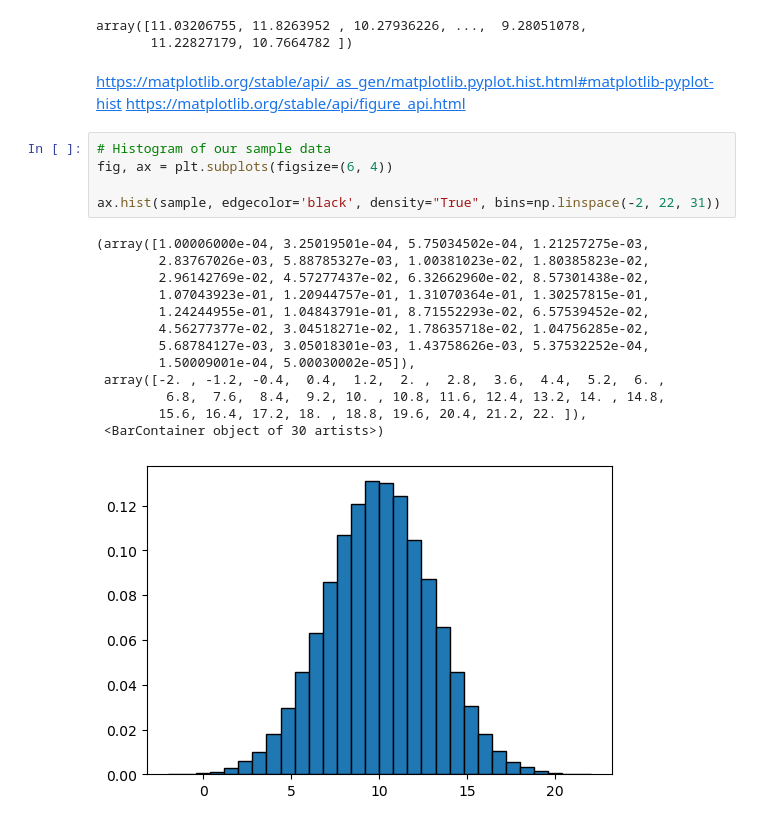
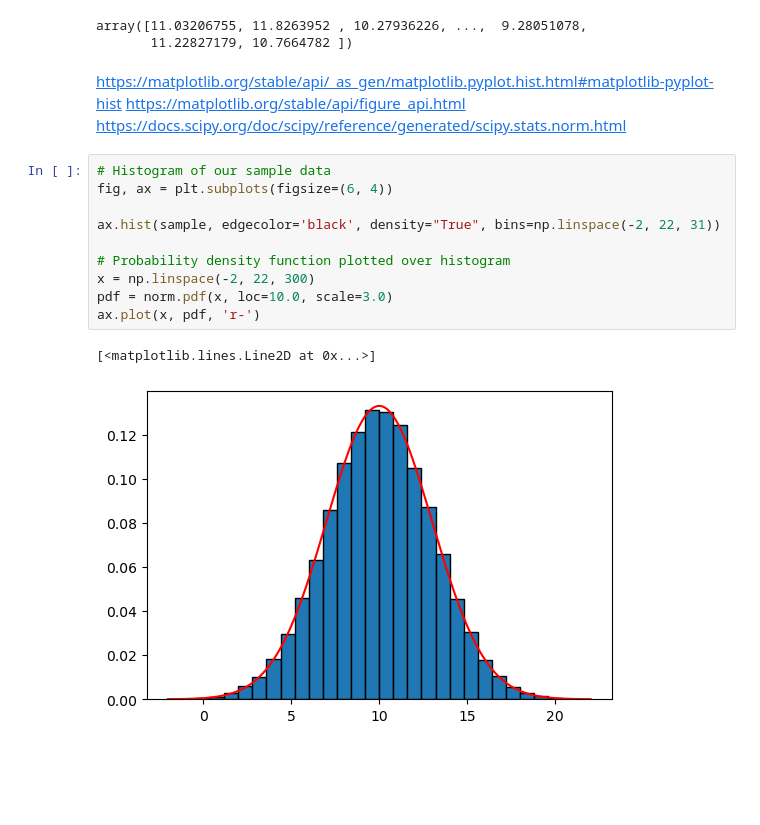
Before and after one commit to Tanja888/applied_statistics, a Jupyter notebook: tasks.ipynb, the cells around one changed output. Saved outputs shown, nothing was run; the diff lists cells and outputs as text; blank space fills up the shorter version.

Commit message:
Plotting probability density function

```diff
--- a/tasks.ipynb
+++ b/tasks.ipynb
@@ -242,22 +243,17 @@ array([11.03206755, 11.8263952 , 10.27936226, ...,  9.28051078,
 # %% [markdown]
 https://matplotlib.org/stable/api/_as_gen/matplotlib.pyplot.hist.html#matplotlib-pyplot-hist
 https://matplotlib.org/stable/api/figure_api.html
+https://docs.scipy.org/doc/scipy/reference/generated/scipy.stats.norm.html
 # %%
 # Histogram of our sample data
 fig, ax = plt.subplots(figsize=(6, 4))
 
 ax.hist(sample, edgecolor='black', density="True", bins=np.linspace(-2, 22, 31))
+
+# Probability density function plotted over histogram
+x = np.linspace(-2, 22, 300)
+pdf = norm.pdf(x, loc=10.0, scale=3.0)
+ax.plot(x, pdf, 'r-')
 # %% [output]
-(array([1.00006000e-04, 3.25019501e-04, 5.75034502e-04, 1.21257275e-03,
-        2.83767026e-03, 5.88785327e-03, 1.00381023e-02, 1.80385823e-02,
-        2.96142769e-02, 4.57277437e-02, 6.32662960e-02, 8.57301438e-02,
-        1.07043923e-01, 1.20944757e-01, 1.31070364e-01, 1.30257815e-01,
-        1.24244955e-01, 1.04843791e-01, 8.71552293e-02, 6.57539452e-02,
-        4.56277377e-02, 3.04518271e-02, 1.78635718e-02, 1.04756285e-02,
-        5.68784127e-03, 3.05018301e-03, 1.43758626e-03, 5.37532252e-04,
-        1.50009001e-04, 5.00030002e-05]),
- array([-2. , -1.2, -0.4,  0.4,  1.2,  2. ,  2.8,  3.6,  4.4,  5.2,  6. ,
-         6.8,  7.6,  8.4,  9.2, 10. , 10.8, 11.6, 12.4, 13.2, 14. , 14.8,
-        15.6, 16.4, 17.2, 18. , 18.8, 19.6, 20.4, 21.2, 22. ]),
- <BarContainer object of 30 artists>)
+[<matplotlib.lines.Line2D at 0x...>]
-[figure, old version]
+[figure, new version]
```
Also changed, not shown: parts of 1 cell of this notebook.
